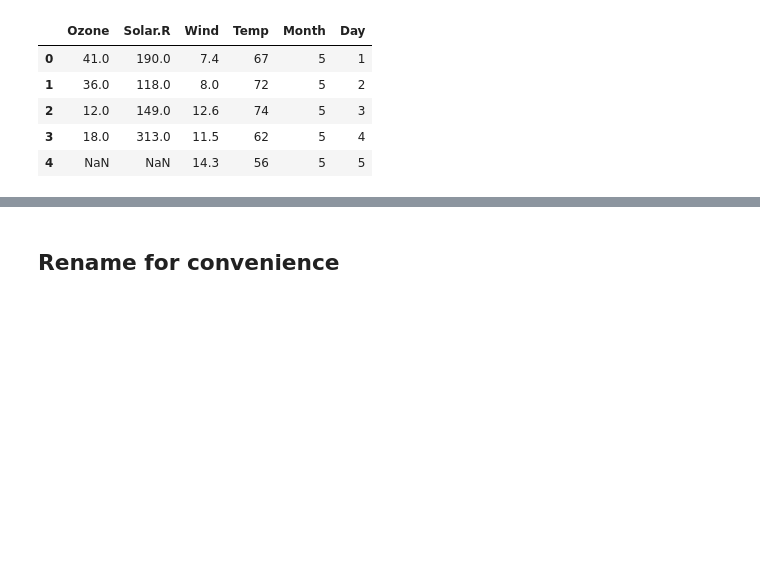
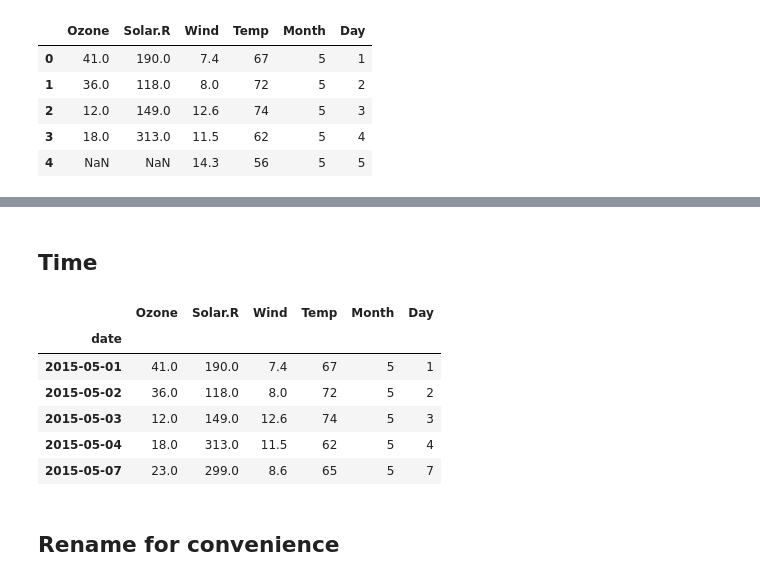
Before and after one commit to profxj/ocea200, a Jupyter notebook: OCEA-267/Lectures/W4_L7_Ozone.ipynb, the cells around one changed output, grey strips where cells are left out. Cells and saved outputs as stored; diff of their text form; code cells hidden in the pictures; blank space fills up the shorter version.

```diff
--- a/OCEA-267/Lectures/W4_L7_Ozone.ipynb
+++ b/OCEA-267/Lectures/W4_L7_Ozone.ipynb
@@ -29,3 +52,22 @@ data.head()
+# %% [markdown]
+## Time
+# %%
+year = 2015
+dates = []
+for index, row in data.iterrows():
+    dates.append(f'{int(year)}-{int(row.Month)}-{int(row.Day)}')
+dates = pandas.to_datetime(dates)
+data['date'] = dates
+data.set_index('date', inplace=True)
+data.head()
+# %% [output]
+|  | Ozone | Solar.R | Wind | Temp | Month | Day |
+| date |  |  |  |  |  |  |
+| 2015-05-01 | 41.0 | 190.0 | 7.4 | 67 | 5 | 1 |
+| 2015-05-02 | 36.0 | 118.0 | 8.0 | 72 | 5 | 2 |
+| 2015-05-03 | 12.0 | 149.0 | 12.6 | 74 | 5 | 3 |
+| 2015-05-04 | 18.0 | 313.0 | 11.5 | 62 | 5 | 4 |
+| 2015-05-07 | 23.0 | 299.0 | 8.6 | 65 | 5 | 7 |
 # %% [markdown]
 ## Rename for convenience
 # %%
```
Also changed, not shown: parts of 16 cells of this notebook, 1 other file.
